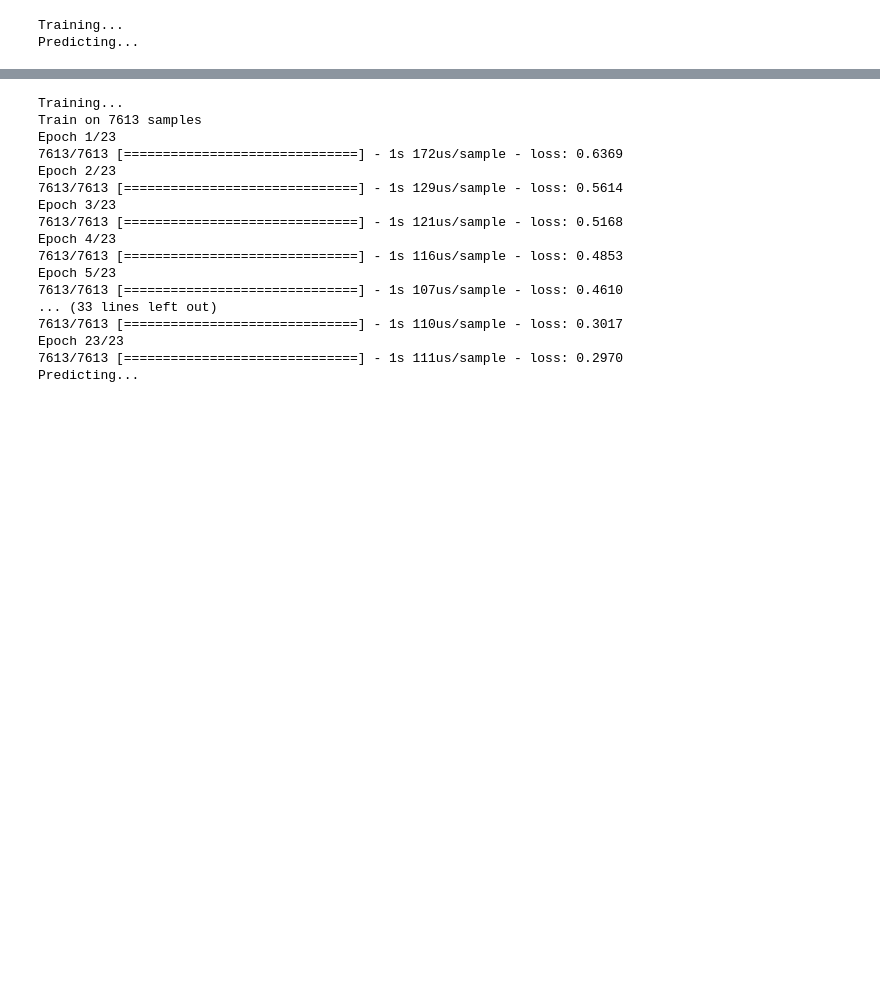
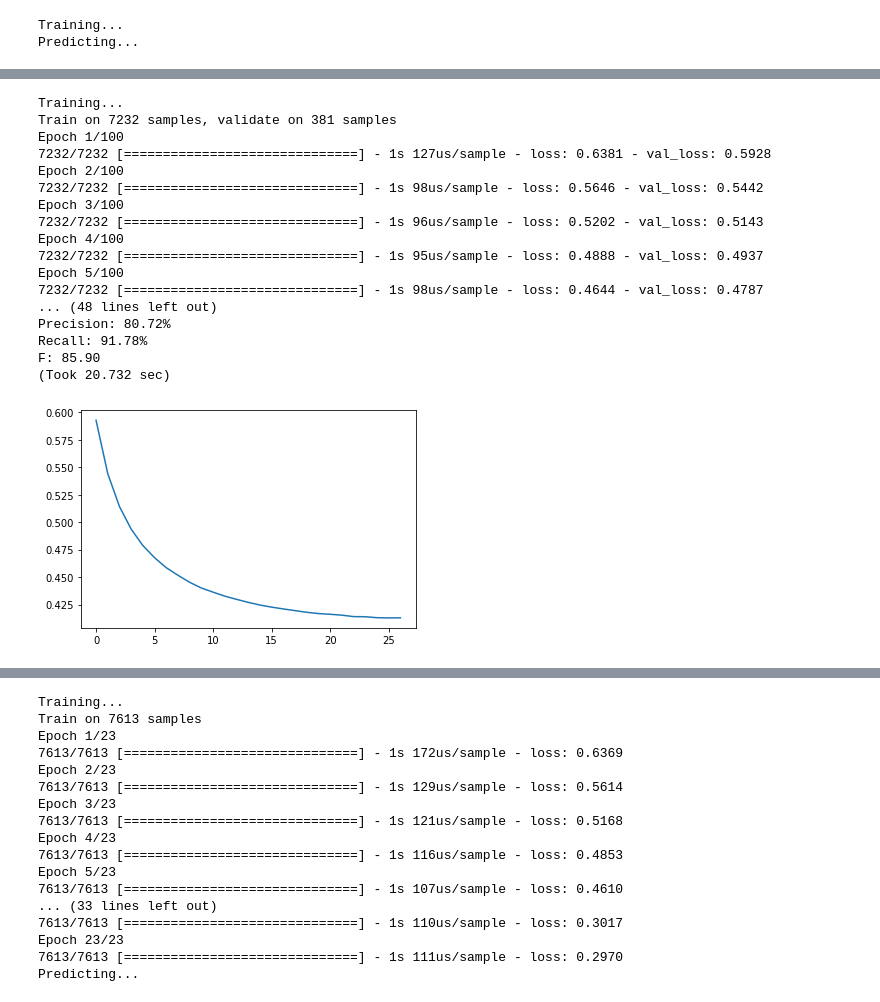
Before and after one commit to SeanScripts/nlp-getting-started, a Jupyter notebook: NLP_Getting_Started.ipynb, the cells around one changed output, grey strips where cells are left out. Drawn from its saved outputs; the diff is of its cells as text; code cells hidden in the pictures; blank space fills up the shorter version.

```diff
--- a/NLP_Getting_Started.ipynb
+++ b/NLP_Getting_Started.ipynb
@@ -21,17 +23 @@ from sklearn.model_selection import KFold
 %matplotlib inline
-# %%
-df = pd.read_csv('sparse.csv')
-# %%
-# (old) Gradient boosting classifier
-# Lots of parameters, but let's just see how the default does first...
-gbc = GradientBoostingClassifier(learning_rate=0.25, n_estimators=1000, max_depth=5, verbose=1)
-gbc.fit(train_x, train_y)
-preds = gbc.predict(test_x)
-gbc_cm = confusion_matrix(test_y, preds)
-print(gbc_cm)
-tp, fn, fp, tn = gbc_cm.ravel()
-accuracy = (tp+tn)/(tp+fn+fp+tn)
-precision = tp/(tp + fp)
-recall = tp/(tp + fn)
-F = 2*precision*recall/(precision + recall)
-print('Accuracy: {:.3f}%\nPrecision: {:.3f}%\nRecall: {:.3f}%\nF: {:.3f}'.format(accuracy, precision, recall, F))
@@ -912,0 +676,22 @@ submission.to_csv('submission_rf_prep.csv', index=False)
+# %%
+# Test to see feature importances
+nn_test = run_logistic(dftrain_minimal_noprep, 0.05, 100)
+# %% [output]
+Training...
+Train on 7232 samples, validate on 381 samples
+Epoch 1/100
+7232/7232 [==============================] - 1s 127us/sample - loss: 0.6381 - val_loss: 0.5928
+Epoch 2/100
+7232/7232 [==============================] - 1s 98us/sample - loss: 0.5646 - val_loss: 0.5442
+Epoch 3/100
+7232/7232 [==============================] - 1s 96us/sample - loss: 0.5202 - val_loss: 0.5143
+Epoch 4/100
+7232/7232 [==============================] - 1s 95us/sample - loss: 0.4888 - val_loss: 0.4937
+Epoch 5/100
+7232/7232 [==============================] - 1s 98us/sample - loss: 0.4644 - val_loss: 0.4787
+... (48 lines left out)
+Precision: 80.72%
+Recall: 91.78%
+F: 85.90
+(Took 20.732 sec)
+[figure, added]
```
Also changed, not shown: parts of 68 cells of this notebook, 6 other files.
